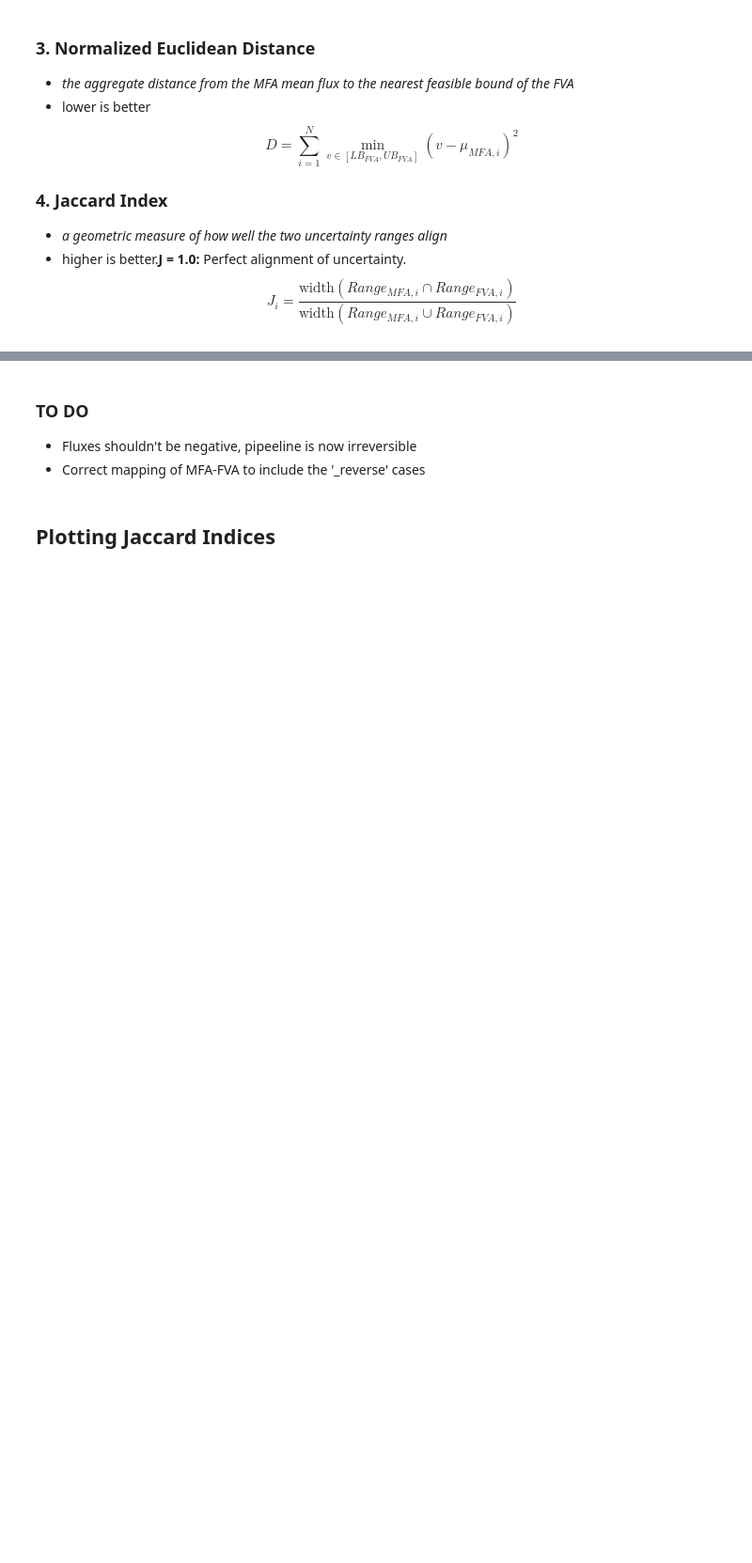
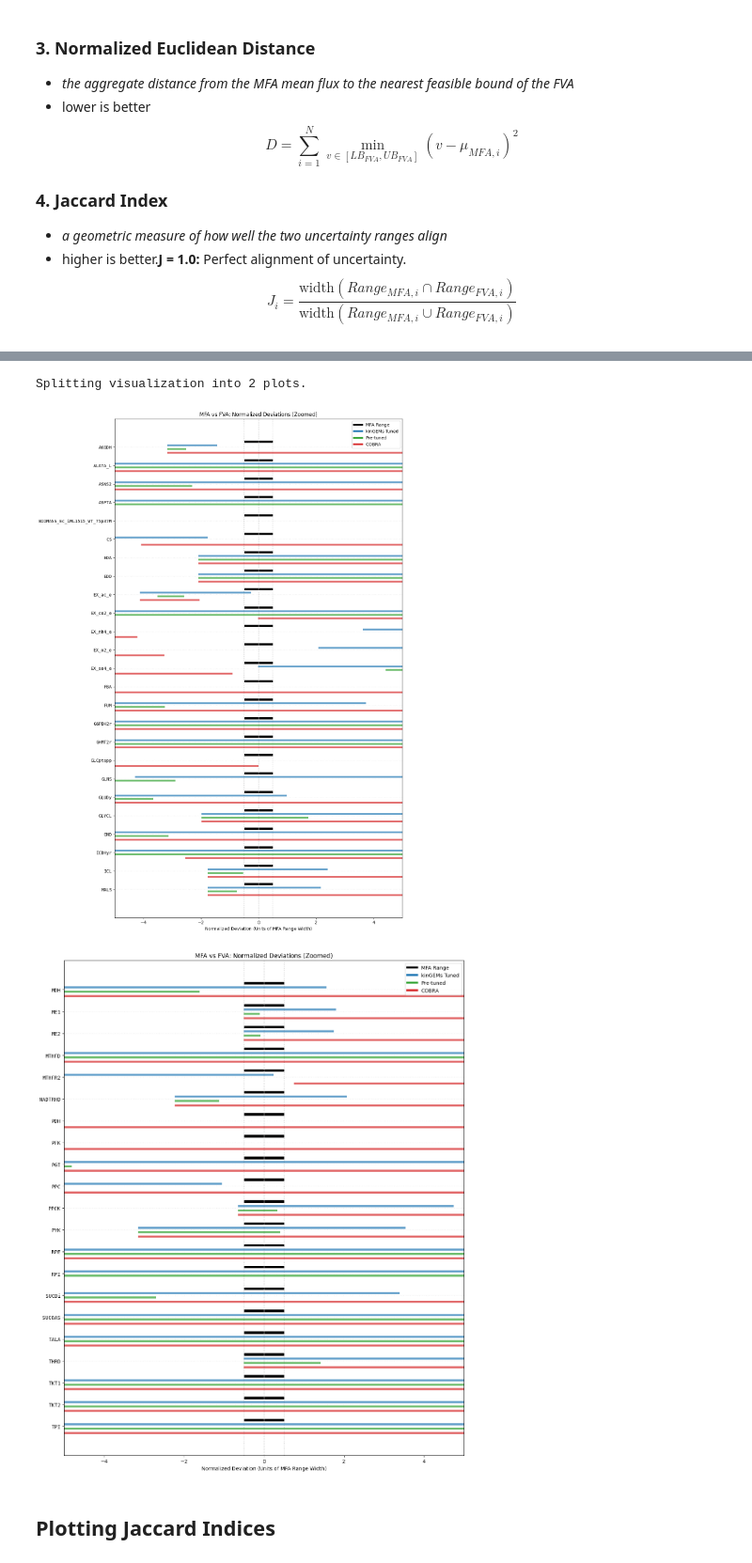
Before and after one commit to ranaabarghout/kinGEMs, a Jupyter notebook: notebooks/fluxomics_fva.ipynb, the cells around one changed output, grey strips where cells are left out. Shown at 94% size. Drawn from its saved outputs; the diff is of its cells as text; code cells hidden in the pictures; blank space fills up the shorter version.

```diff
--- a/notebooks/fluxomics_fva.ipynb
+++ b/notebooks/fluxomics_fva.ipynb
@@ -133,7 +151,11 @@ Splitting visualization into 2 plots for readability.
-# %% [markdown]
-### TO DO
-- Fluxes shouldn't be negative, pipeeline is now irreversible
-- Correct mapping of MFA-FVA to include the '_reverse' cases
+# %%
+from kinGEMs.fluxomics_validation import plot_fva_mfa_comparison_normalized
+
+plot_fva_mfa_comparison_normalized({'kinGEMs Tuned': df_tuned_fva, 'Pre-tuned': df_pre_tuned_fva, 'COBRA': df_cobra_fva})
+# %% [output]
+Splitting visualization into 2 plots.
+[figure, added]
+[figure, added]
 # %% [markdown]
 ## Plotting Jaccard Indices
 # %%
```
Also changed, not shown: parts of 17 cells of this notebook, 28 other files.
